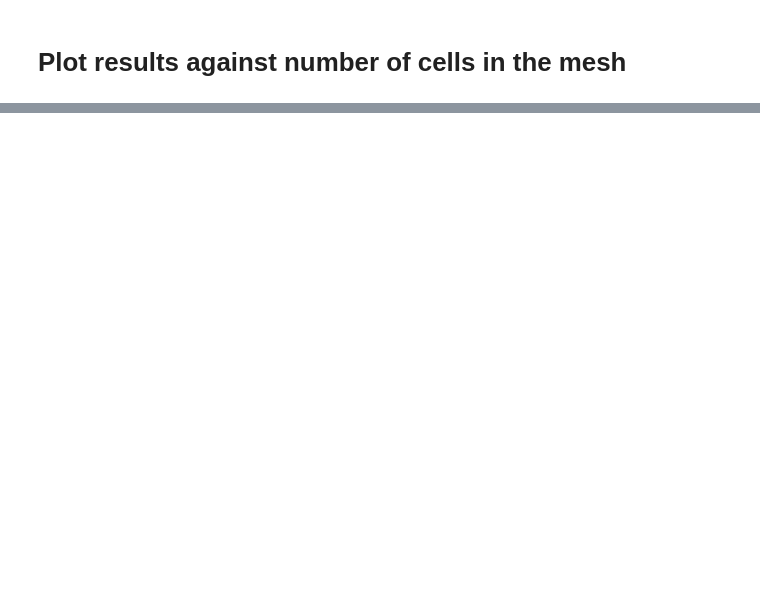
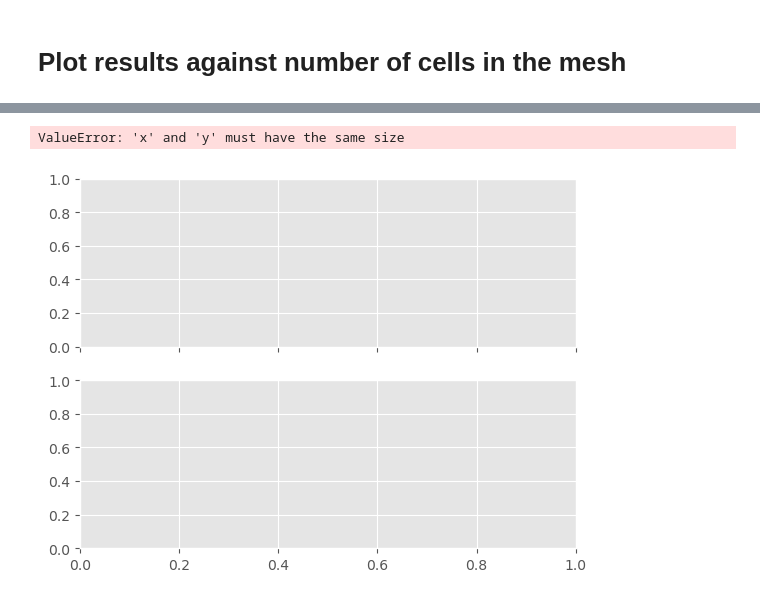
Before and after one commit to santisoler/simpeg-benchmarks-gravity, a Jupyter notebook: notebooks/99-figures.ipynb, the cells around one changed output, grey strips where cells are left out. Drawn from its saved outputs; the diff is of its cells as text; code cells hidden in the pictures; blank space fills up the shorter version.

```diff
--- a/notebooks/99-figures.ipynb
+++ b/notebooks/99-figures.ipynb
@@ -147,0 +311,6 @@ for parallel in (False, True):
+# %%
+results_dir = Path("..") /  "results"
+fname = results_dir / "benchmark_n-processes.nc"
+# %%
+dataset = xr.load_dataset(fname)
+dataset
@@ -147,0 +327,2 @@ for parallel in (False, True):
+# %%
+dataset["n_processes"] = dataset.n_processes.fillna(48)
@@ -147,0 +341,43 @@ for parallel in (False, True):
+# %%
+ncols, nrows = 1, 2
+fig, axes = plt.subplots(nrows=nrows, ncols=ncols, sharex=True)
+
+
+# First row
+ax = axes[0]
+for engine in dataset.engine:
+    results = dataset.sel( engine=engine )
+
+    engine_str = str(engine.values)
+    ax.errorbar(
+        x=results.n_processes,
+        y=results.times,
+        yerr=results.errors,
+        marker="o",
+        linestyle="dashed",
+        label=engine_str,
+    )
+ax.legend()
+ax.set_title(str(simulation_type.values))
+if col == 0:
+    ax.set_ylabel("Computation time [s]")
+
+# Second row
+ax = axes[1]
+results = dataset
+
+relative = results.sel(engine="geoana").times / results.sel(engine="choclo").times
+
+engine_str = str(results.engine.values)
+ax.plot(
+    relative.n_processes,
+    relative,
+    marker="o",
+    linestyle="dashed",
+)
+ax.set_xlabel("Number of threads")
+
+plt.show()
+# %% [output]
+ValueError: 'x' and 'y' must have the same size
+[figure, added]
```
Also changed, not shown: parts of 11 cells of this notebook.
